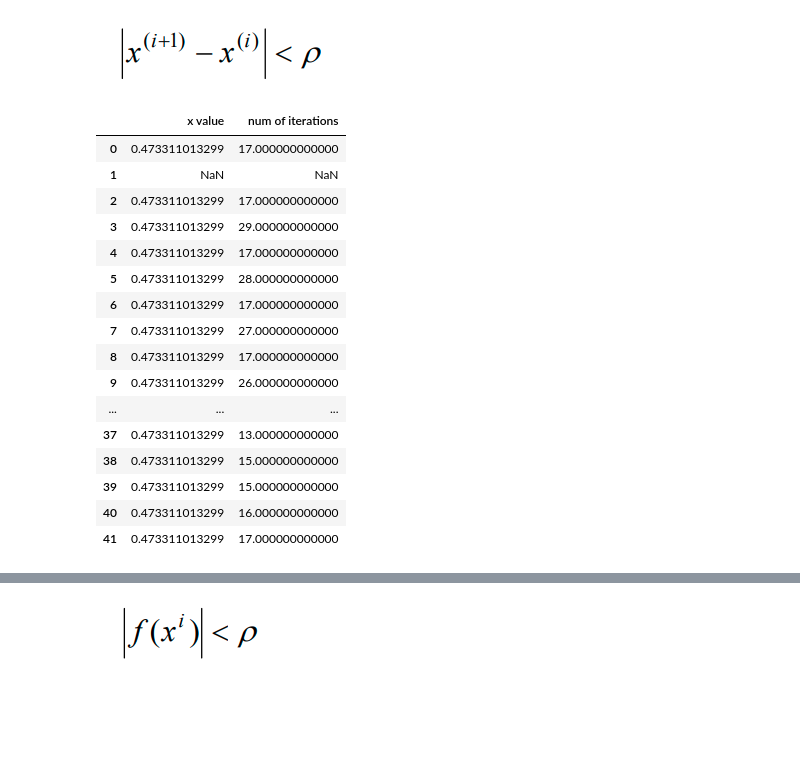
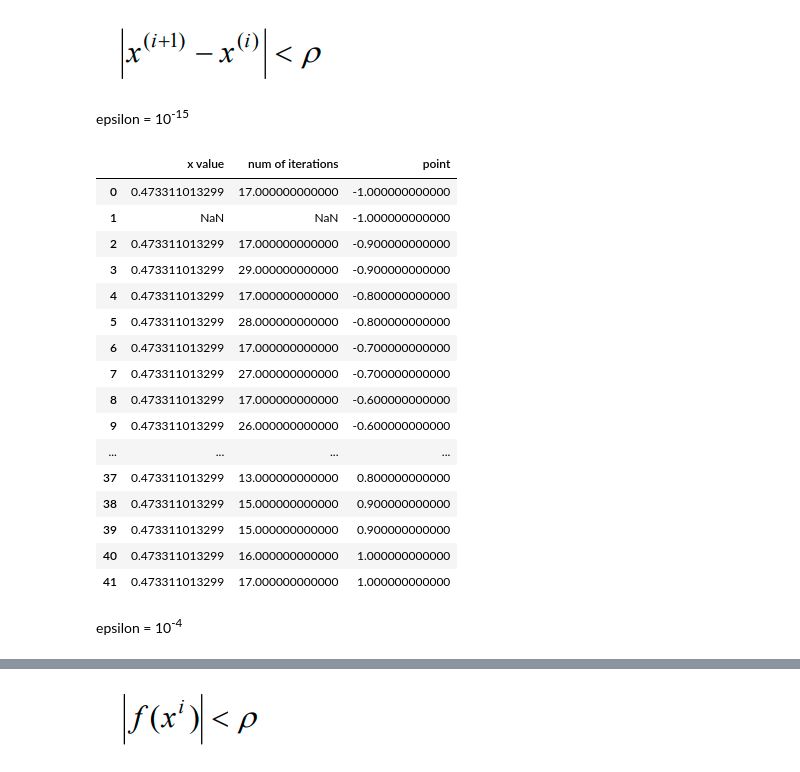
Before and after one commit to Szymon-Budziak/MOwNiT_course_AGH, a Jupyter notebook: Lab_8/Lab_8_code.ipynb, the cells around one changed output, grey strips where cells are left out. Drawn from its saved outputs; the diff is of its cells as text; code cells hidden in the pictures; blank space fills up the shorter version.

```diff
--- a/Lab_8/Lab_8_code.ipynb
+++ b/Lab_8/Lab_8_code.ipynb
@@ -94,14 +94,15 @@ def create_dataframe(method_name, epsilon, max_iter, stop_condition):
     for x_0 in X:
         if method_name == "newton":
             x, n = newtons_method(func1, der_func1, x_0, np.e**(-20), max_iter, stop_condition)
-            result += [x, n]
+            result += [x, n, x_0]
         elif method_name == "secant":
                 x, n = secant(func1, x_0, 1, np.e**(-20), 100, "points")
-                result += [x, n]
+                result += [x, n, x_0]
                 x, n = secant(func1, -1, x_0, np.e**(-20), 100, "points")
-                result += [x, n]
-    df = pd.DataFrame(data={"x value": result[::2],
-                            "num of iterations": result[1::2]})
+                result += [x, n, x_0]
+    df = pd.DataFrame(data={"x value": result[::3],
+                            "num of iterations": result[1::3],
+                            "point": result[2::3]})
     return df
 # %% [markdown]
 **Newton's method**
@@ -153,23 +202,27 @@ create_dataframe("newton", np.e**(-20), 100, "abs")
 **secant method**
 # %% [markdown]
 ![Screenshot%20from%202022-05-17%2000-09-33.png](attachment:Screenshot%20from%202022-05-17%2000-09-33.png)
+# %% [markdown]
+epsilon = 10<sup>-15</sup>
 # %%
-create_dataframe("secant", np.e**(-20), 100, "points")
+create_dataframe("secant", 10**(-15), 100, "points")
 # %% [output]
-|  | x value | num of iterations |
-| 0 | 0.473311013299 | 17.000000000000 |
-| 1 | NaN | NaN |
-| 2 | 0.473311013299 | 17.000000000000 |
-| 3 | 0.473311013299 | 29.000000000000 |
-| 4 | 0.473311013299 | 17.000000000000 |
-| 5 | 0.473311013299 | 28.000000000000 |
-| 6 | 0.473311013299 | 17.000000000000 |
-| 7 | 0.473311013299 | 27.000000000000 |
-| 8 | 0.473311013299 | 17.000000000000 |
-| 9 | 0.473311013299 | 26.000000000000 |
-| ... | ... | ... |
-| 37 | 0.473311013299 | 13.000000000000 |
-| 38 | 0.473311013299 | 15.000000000000 |
-| 39 | 0.473311013299 | 15.000000000000 |
-| 40 | 0.473311013299 | 16.000000000000 |
-| 41 | 0.473311013299 | 17.000000000000 |
+|  | x value | num of iterations | point |
+| 0 | 0.473311013299 | 17.000000000000 | -1.000000000000 |
+| 1 | NaN | NaN | -1.000000000000 |
+| 2 | 0.473311013299 | 17.000000000000 | -0.900000000000 |
+| 3 | 0.473311013299 | 29.000000000000 | -0.900000000000 |
+| 4 | 0.473311013299 | 17.000000000000 | -0.800000000000 |
+| 5 | 0.473311013299 | 28.000000000000 | -0.800000000000 |
+| 6 | 0.473311013299 | 17.000000000000 | -0.700000000000 |
+| 7 | 0.473311013299 | 27.000000000000 | -0.700000000000 |
+| 8 | 0.473311013299 | 17.000000000000 | -0.600000000000 |
+| 9 | 0.473311013299 | 26.000000000000 | -0.600000000000 |
+| ... | ... | ... | ... |
+| 37 | 0.473311013299 | 13.000000000000 | 0.800000000000 |
+| 38 | 0.473311013299 | 15.000000000000 | 0.900000000000 |
+| 39 | 0.473311013299 | 15.000000000000 | 0.900000000000 |
+| 40 | 0.473311013299 | 16.000000000000 | 1.000000000000 |
+| 41 | 0.473311013299 | 17.000000000000 | 1.000000000000 |
+# %% [markdown]
+epsilon = 10<sup>-4</sup>
```
Also changed, not shown: parts of 13 cells of this notebook, 1 other file.
